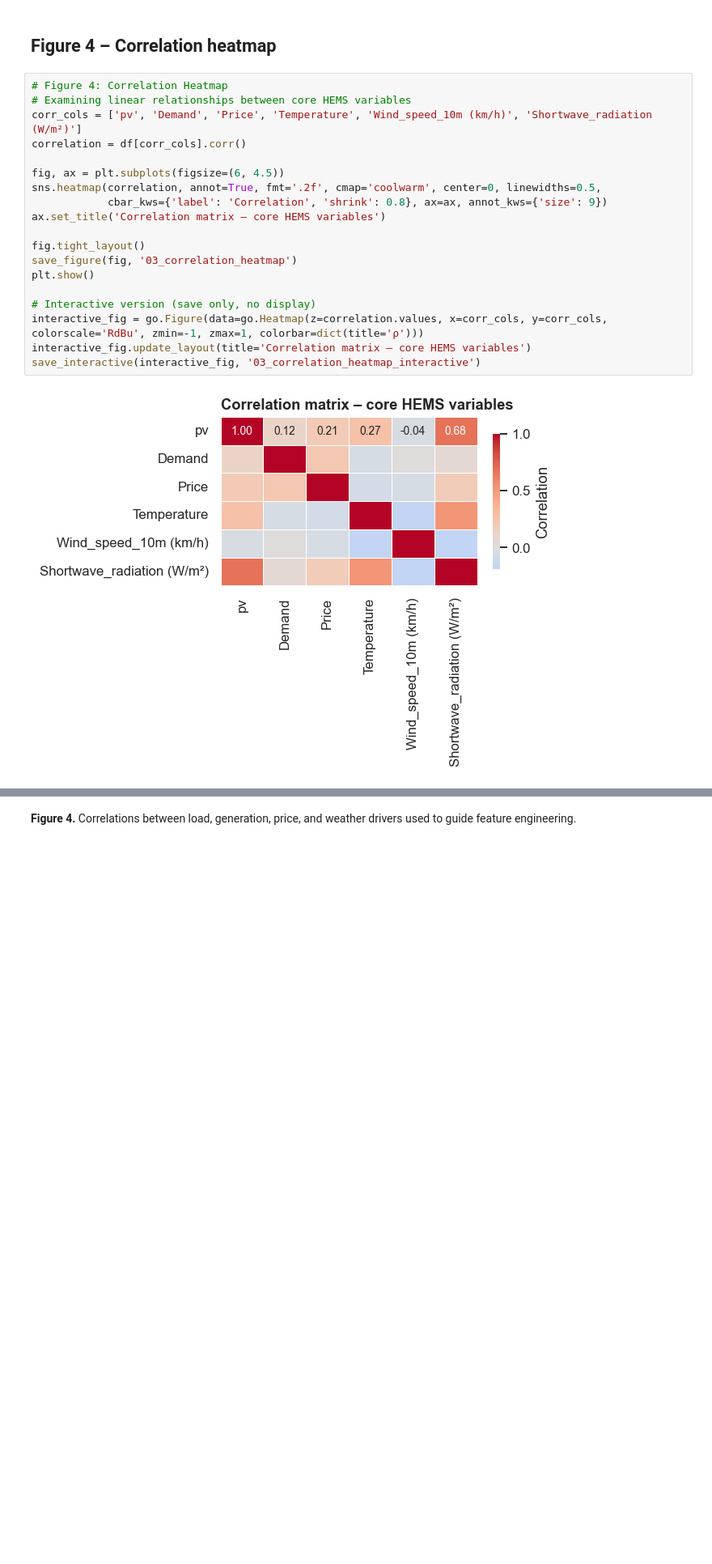
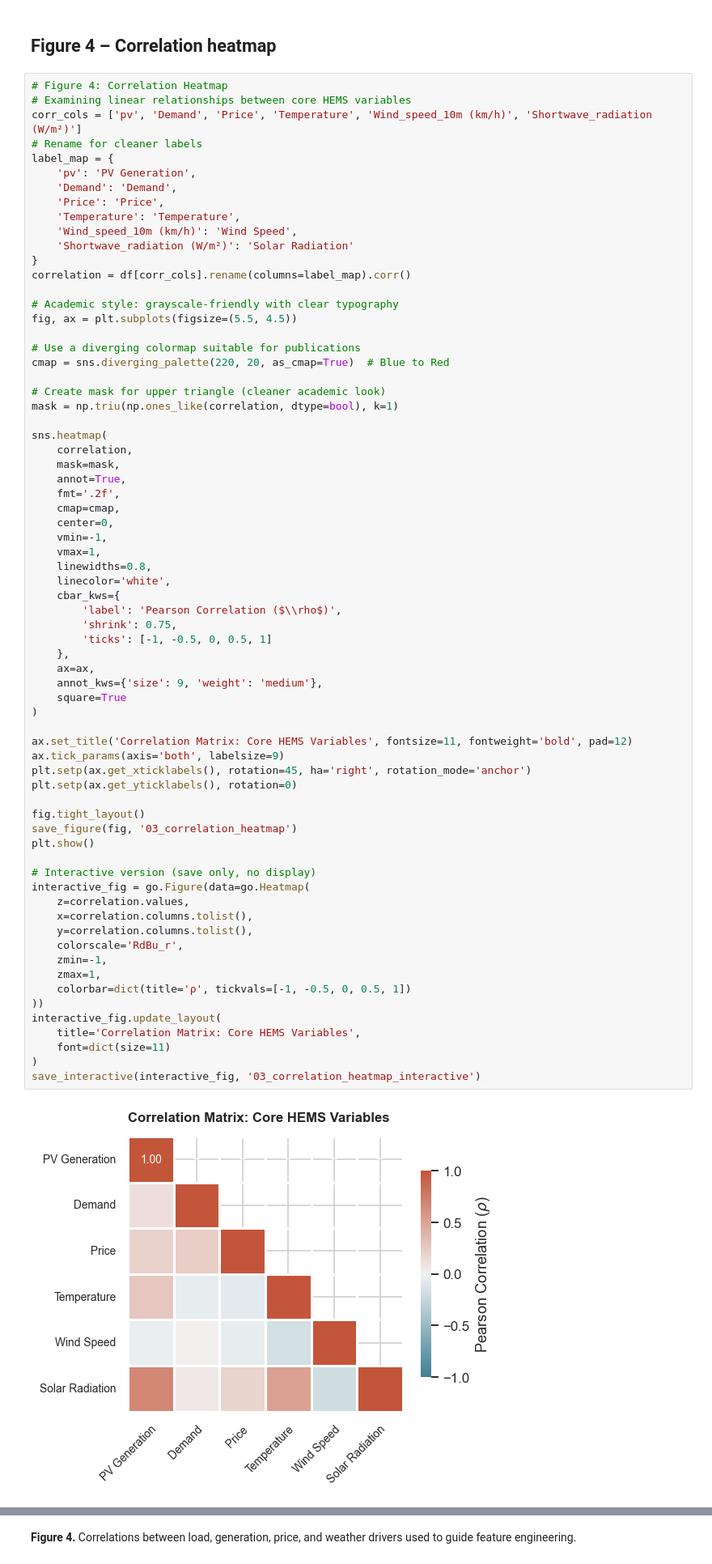
Before and after one commit to samuel29102002/Energy_Data_Science, a Jupyter notebook: notebooks/03_visualization.ipynb, the cells around one changed output, grey strips where cells are left out. Shown at 81% size. Drawn from its saved outputs; the diff is of its cells as text; blank space fills up the shorter version.

```diff
--- a/notebooks/03_visualization.ipynb
+++ b/notebooks/03_visualization.ipynb
@@ -227,24 +225,74 @@ PosixPath('../reports/figures/interactive/03_hourly_boxplot_interactive.html')
 # %%
 # Figure 4: Correlation Heatmap
 # Examining linear relationships between core HEMS variables
 corr_cols = ['pv', 'Demand', 'Price', 'Temperature', 'Wind_speed_10m (km/h)', 'Shortwave_radiation (W/m²)']
-correlation = df[corr_cols].corr()
+# Rename for cleaner labels
+label_map = {
+    'pv': 'PV Generation',
+    'Demand': 'Demand',
+    'Price': 'Price',
+    'Temperature': 'Temperature',
+    'Wind_speed_10m (km/h)': 'Wind Speed',
+    'Shortwave_radiation (W/m²)': 'Solar Radiation'
+}
+correlation = df[corr_cols].rename(columns=label_map).corr()
 
-fig, ax = plt.subplots(figsize=(6, 4.5))
-sns.heatmap(correlation, annot=True, fmt='.2f', cmap='coolwarm', center=0, linewidths=0.5,
-            cbar_kws={'label': 'Correlation', 'shrink': 0.8}, ax=ax, annot_kws={'size': 9})
-ax.set_title('Correlation matrix – core HEMS variables')
+# Academic style: grayscale-friendly with clear typography
+fig, ax = plt.subplots(figsize=(5.5, 4.5))
+
+# Use a diverging colormap suitable for publications
+cmap = sns.diverging_palette(220, 20, as_cmap=True)  # Blue to Red
+
+# Create mask for upper triangle (cleaner academic look)
+mask = np.triu(np.ones_like(correlation, dtype=bool), k=1)
+
+sns.heatmap(
+    correlation,
+    mask=mask,
+    annot=True,
+    fmt='.2f',
+    cmap=cmap,
+    center=0,
+    vmin=-1,
+    vmax=1,
+    linewidths=0.8,
+    linecolor='white',
+    cbar_kws={
+        'label': 'Pearson Correlation ($\\rho$)',
+        'shrink': 0.75,
+        'ticks': [-1, -0.5, 0, 0.5, 1]
+    },
+    ax=ax,
+    annot_kws={'size': 9, 'weight': 'medium'},
+    square=True
+)
+
+ax.set_title('Correlation Matrix: Core HEMS Variables', fontsize=11, fontweight='bold', pad=12)
+ax.tick_params(axis='both', labelsize=9)
+plt.setp(ax.get_xticklabels(), rotation=45, ha='right', rotation_mode='anchor')
+plt.setp(ax.get_yticklabels(), rotation=0)
 
 fig.tight_layout()
 save_figure(fig, '03_correlation_heatmap')
 plt.show()
 
 # Interactive version (save only, no display)
-interactive_fig = go.Figure(data=go.Heatmap(z=correlation.values, x=corr_cols, y=corr_cols, colorscale='RdBu', zmin=-1, zmax=1, colorbar=dict(title='ρ')))
-interactive_fig.update_layout(title='Correlation matrix – core HEMS variables')
+interactive_fig = go.Figure(data=go.Heatmap(
+    z=correlation.values,
+    x=correlation.columns.tolist(),
+    y=correlation.columns.tolist(),
+    colorscale='RdBu_r',
+    zmin=-1,
+    zmax=1,
+    colorbar=dict(title='ρ', tickvals=[-1, -0.5, 0, 0.5, 1])
+))
+interactive_fig.update_layout(
+    title='Correlation Matrix: Core HEMS Variables',
+    font=dict(size=11)
+)
 save_interactive(interactive_fig, '03_correlation_heatmap_interactive')
 # %% [output]
-[figure, old version]
+[figure, new version]
 PosixPath('../reports/figures/interactive/03_correlation_heatmap_interactive.html')
 # %% [markdown]
 **Figure 4.** Correlations between load, generation, price, and weather drivers used to guide feature engineering.
```
Also changed, not shown: parts of 3 cells of this notebook, 24 other files.
